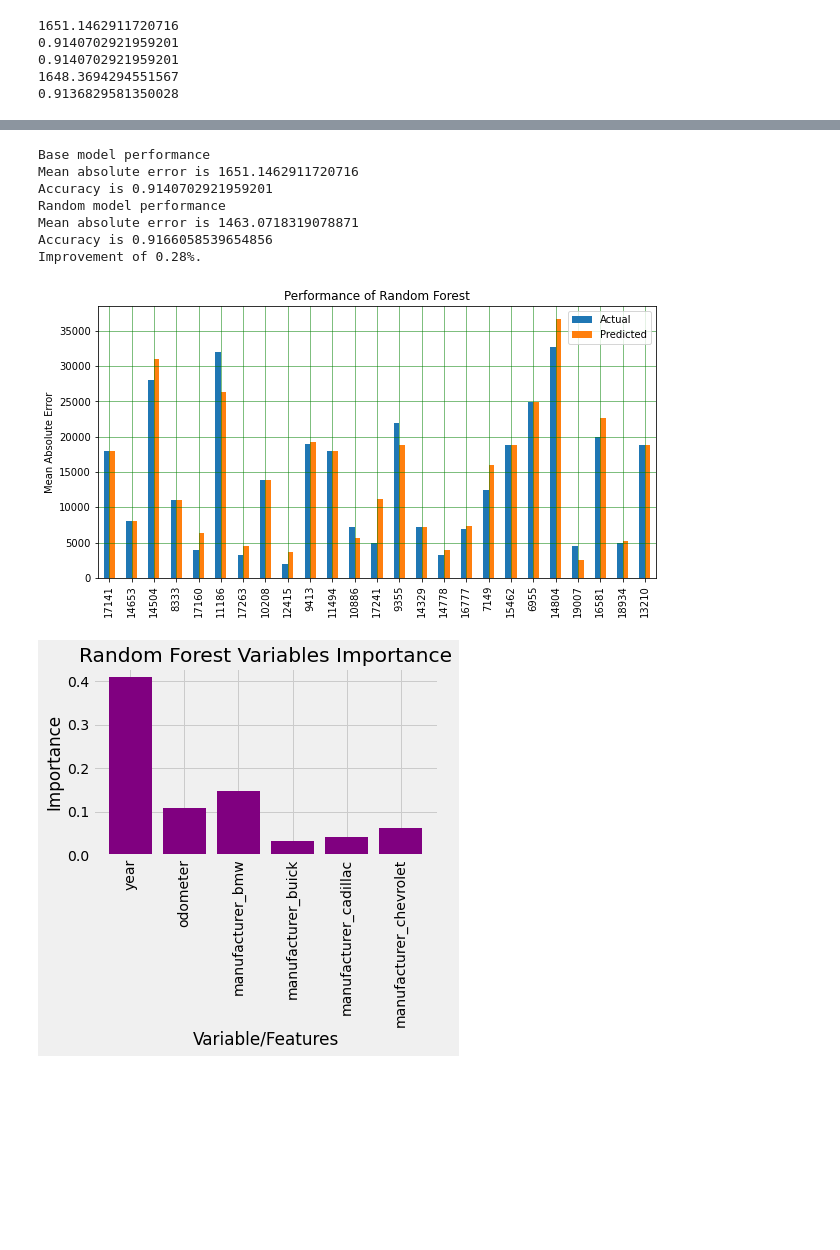
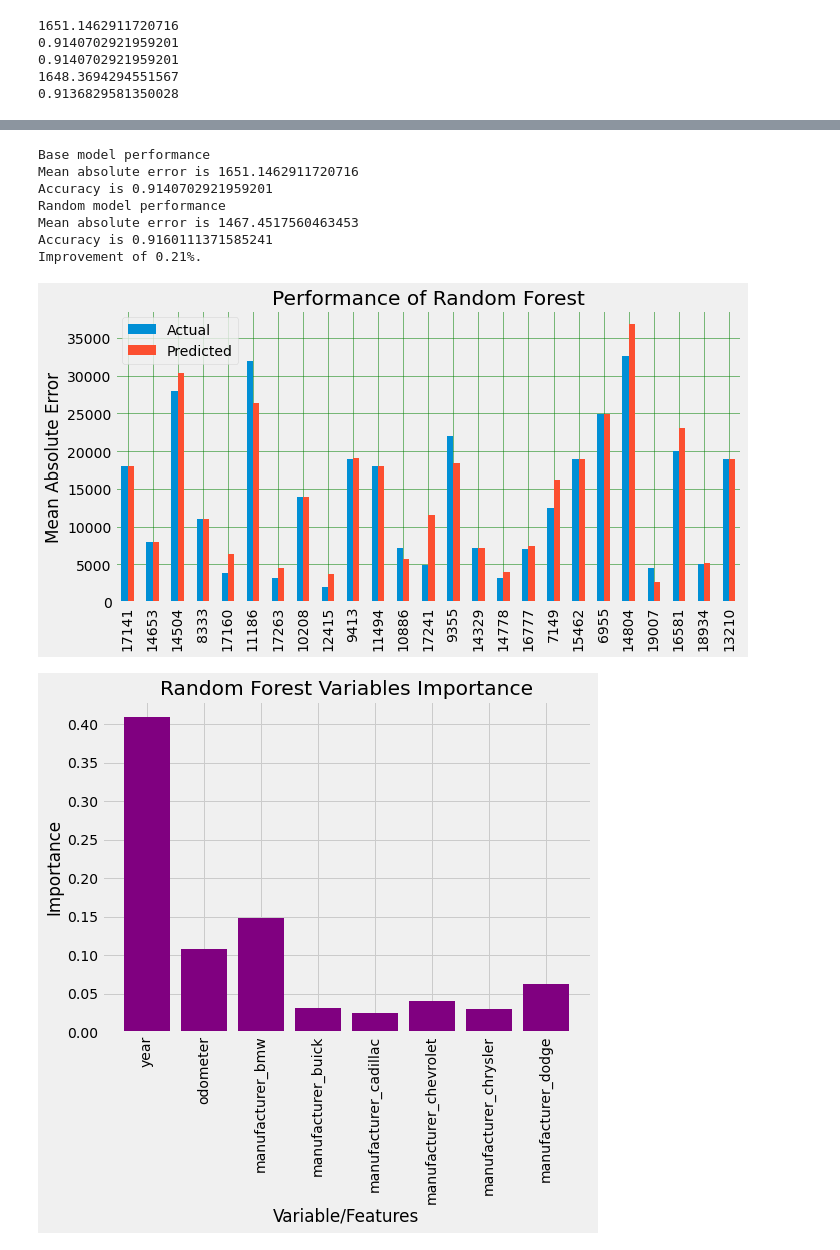
Before and after one commit to Delores404/DataSciFinal, a Jupyter notebook: FINAL.ipynb, the cells around one changed output, grey strips where cells are left out. Drawn from its saved outputs; the diff is of its cells as text; code cells hidden in the pictures; blank space fills up the shorter version.

```diff
--- a/FINAL.ipynb
+++ b/FINAL.ipynb
@@ -166,7 +166,7 @@ rf = RandomForestRegressor()
 rf_random = RandomizedSearchCV(estimator = rf,
                                param_distributions = random_grid,
                                n_iter = 20,
-                               cv = 3,
+                               cv = 5,
                                verbose=2,
                                random_state=42,
                                n_jobs = -1)
@@ -202,9 +202,9 @@ Base model performance
 Mean absolute error is 1651.1462911720716
 Accuracy is 0.9140702921959201
 Random model performance
-Mean absolute error is 1463.0718319078871
-Accuracy is 0.9166058539654856
-Improvement of 0.28%.
+Mean absolute error is 1467.4517560463453
+Accuracy is 0.9160111371585241
+Improvement of 0.21%.
 # %%
 y_pred = rf_random.predict(Xtest)
 df_check = pd.DataFrame({'Actual': ytest, 'Predicted': y_pred})
@@ -217,30 +217,30 @@ plt.ylabel('Mean Absolute Error')
 plt.savefig('Random-Forest-Performance.jpg')
 plt.show()
 # %% [output]
-[figure, old version]
+[figure, new version]
 # %%
 
 importances = rf_1.feature_importances_
 features=Xtrain.columns
 importances = importances[importances!=0]
-importances = importances[importances > 0.03]
+importances = importances[importances > 0.025]
 # Set the style
 plt.style.use('fivethirtyeight')
 # list of x locations for plotting
 x_values = list(range(len(importances)))
 # Make a bar chart
-plt.figure(figsize=(6,6))
+plt.figure(figsize=(8,8))
 plt.bar(x_values, importances, orientation = ('vertical'),color = 'purple')
 # Tick labels for x axis
 plt.xticks(x_values, features, rotation=(90))
 # Axis labels and title
 plt.ylabel('Importance');
 plt.xlabel('Variable/Features');
 plt.title('Random Forest Variables Importance')
 plt.tight_layout()
 plt.show();
 # %% [output]
-[figure, old version]
+[figure, new version]
 # %%
 
 # XGboost code
```
Also changed, not shown: parts of 1 cell of this notebook.
